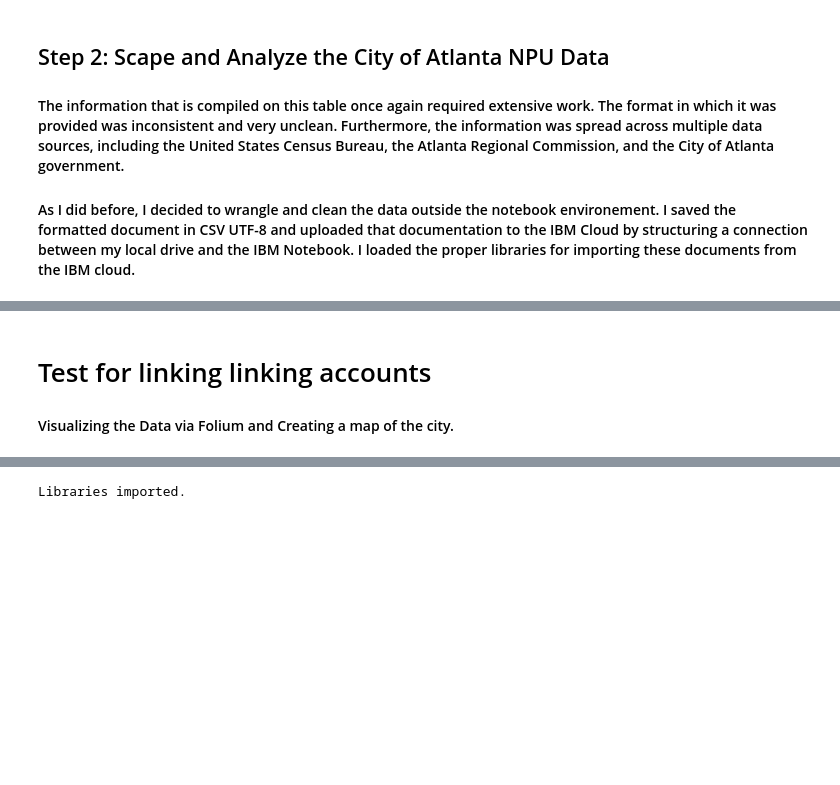
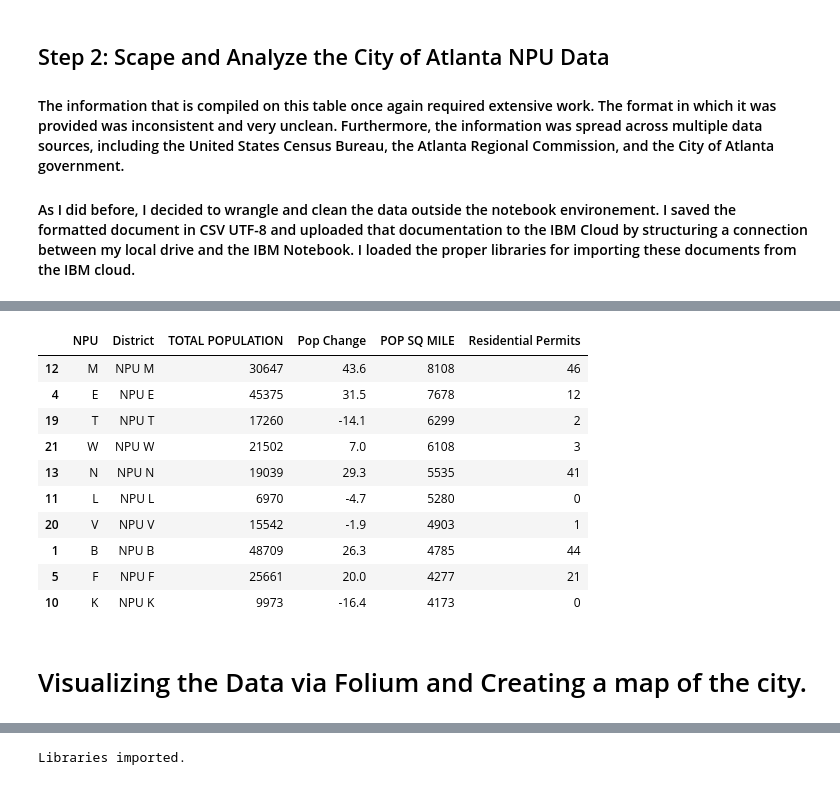
Before and after one commit to sarikard/Coursera-Capstone, a Jupyter notebook: Atlanta Transit Expansion.ipynb, the cells around one changed output, grey strips where cells are left out. Cells and saved outputs as stored; diff of their text form; code cells hidden in the pictures; blank space fills up the shorter version.

```diff
--- a/Atlanta Transit Expansion.ipynb
+++ b/Atlanta Transit Expansion.ipynb
@@ -242,9 +237,26 @@ print(df_atl)
+# %%
+#create a dataframe of the 10 most dense NPU districts. This will be used on a bar chart.
+
+df_top10 = df_top10.drop(columns=['2000 Pop', 'Sq Miles', 'JOBS', 'Commercial Building Permits', 'Single-Family', 'Total'], axis=1)
+
+df_top10
+# %% [output]
+|  | NPU | District | TOTAL POPULATION | Pop Change | POP SQ MILE | Residential Permits |
+| 12 | M | NPU M | 30647 | 43.6 | 8108 | 46 |
+| 4 | E | NPU E | 45375 | 31.5 | 7678 | 12 |
+| 19 | T | NPU T | 17260 | -14.1 | 6299 | 2 |
+| 21 | W | NPU W | 21502 | 7.0 | 6108 | 3 |
+| 13 | N | NPU N | 19039 | 29.3 | 5535 | 41 |
+| 11 | L | NPU L | 6970 | -4.7 | 5280 | 0 |
+| 20 | V | NPU V | 15542 | -1.9 | 4903 | 1 |
+| 1 | B | NPU B | 48709 | 26.3 | 4785 | 44 |
+| 5 | F | NPU F | 25661 | 20.0 | 4277 | 21 |
+| 10 | K | NPU K | 9973 | -16.4 | 4173 | 0 |
 # %%
 #The benchmark states that the most used light rail transit lines are placed in areas with a population density of 5,161 people per square mile. Using this as a benchmark, I would like to determine
 #which of the City of Atlanta's NPU Districts meet this minimal requirement.
 # %% [markdown]
-# Test for linking linking accounts
-#### Visualizing the Data via Folium and Creating a map of the city.
+# Visualizing the Data via Folium and Creating a map of the city.
 # %%
 !conda install -c odm2 folium --yes
 import folium
```
Also changed, not shown: parts of 35 cells of this notebook.
